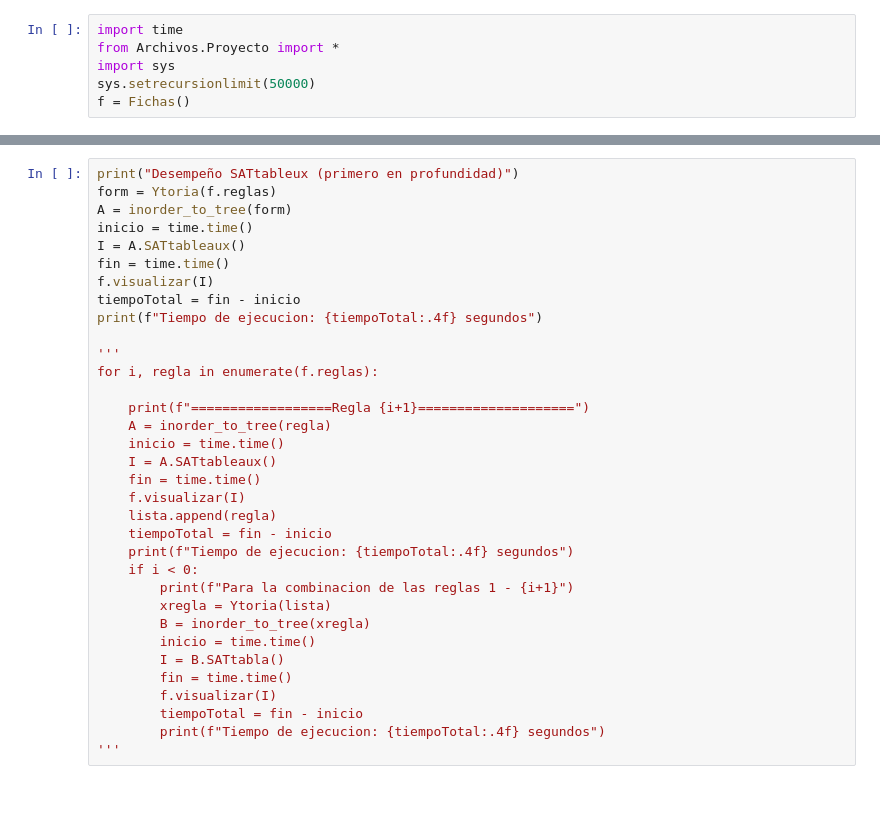
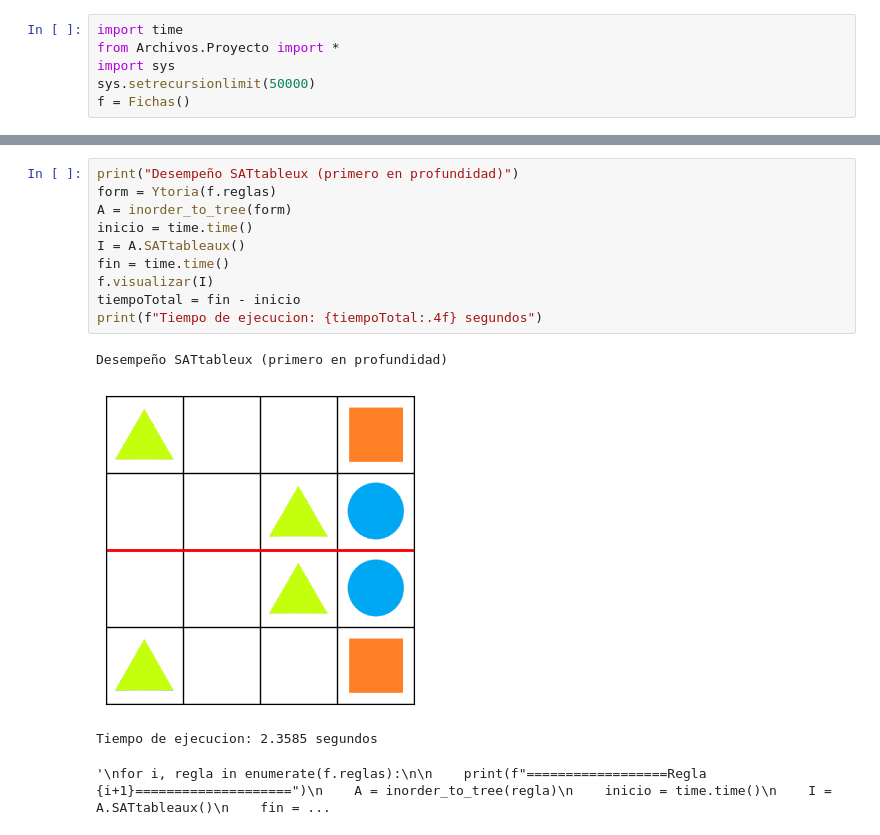
Before and after one commit to JavierPerezh/Universidad-, a Jupyter notebook: Logica/ProyectoLogica/Pruebas.ipynb, the cells around one changed output, grey strips where cells are left out. Saved outputs shown, nothing was run; the diff lists cells and outputs as text; blank space fills up the shorter version.

```diff
--- a/Logica/ProyectoLogica/Pruebas.ipynb
+++ b/Logica/ProyectoLogica/Pruebas.ipynb
@@ -16,34 +16,15 @@ f.visualizar(I)
 # %%
 print("Desempeño SATtableux (primero en profundidad)")
 form = Ytoria(f.reglas)
 A = inorder_to_tree(form)
 inicio = time.time()
 I = A.SATtableaux()
 fin = time.time()
 f.visualizar(I)
 tiempoTotal = fin - inicio
 print(f"Tiempo de ejecucion: {tiempoTotal:.4f} segundos")
-
-'''
-for i, regla in enumerate(f.reglas):
-
-    print(f"==================Regla {i+1}====================")
-    A = inorder_to_tree(regla)
-    inicio = time.time()
-    I = A.SATtableaux()
-    fin = time.time()
-    f.visualizar(I)
-    lista.append(regla)
-    tiempoTotal = fin - inicio
-    print(f"Tiempo de ejecucion: {tiempoTotal:.4f} segundos")
-    if i < 0:
-        print(f"Para la combinacion de las reglas 1 - {i+1}")
-        xregla = Ytoria(lista)
-        B = inorder_to_tree(xregla)
-        inicio = time.time()
-        I = B.SATtabla()
-        fin = time.time()
-        f.visualizar(I)
-        tiempoTotal = fin - inicio
-        print(f"Tiempo de ejecucion: {tiempoTotal:.4f} segundos")
-'''
+# %% [output]
+Desempeño SATtableux (primero en profundidad)
+[figure, added]
+Tiempo de ejecucion: 2.3585 segundos
+'\nfor i, regla in enumerate(f.reglas):\n\n    print(f"==================Regla {i+1}====================")\n    A = inorder_to_tree(regla)\n    inicio = time.time()\n    I = A.SATtableaux()\n    fin = ...
```
Also changed, not shown: parts of 1 cell of this notebook, 7 other files.
